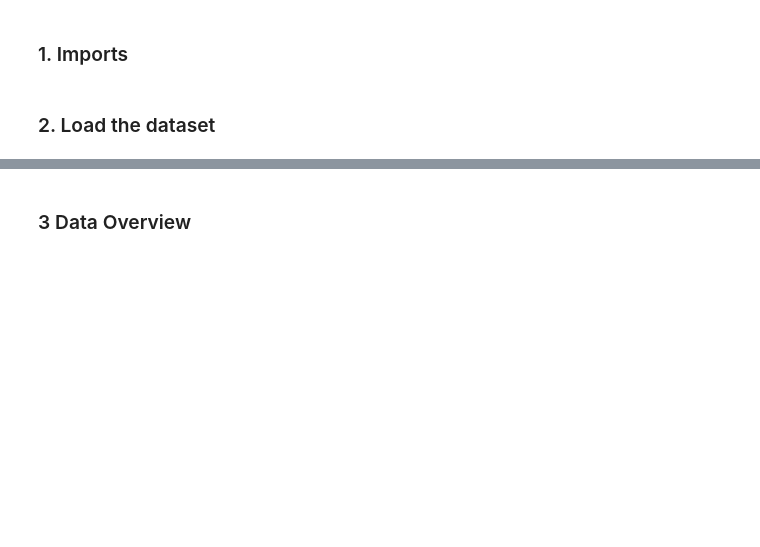
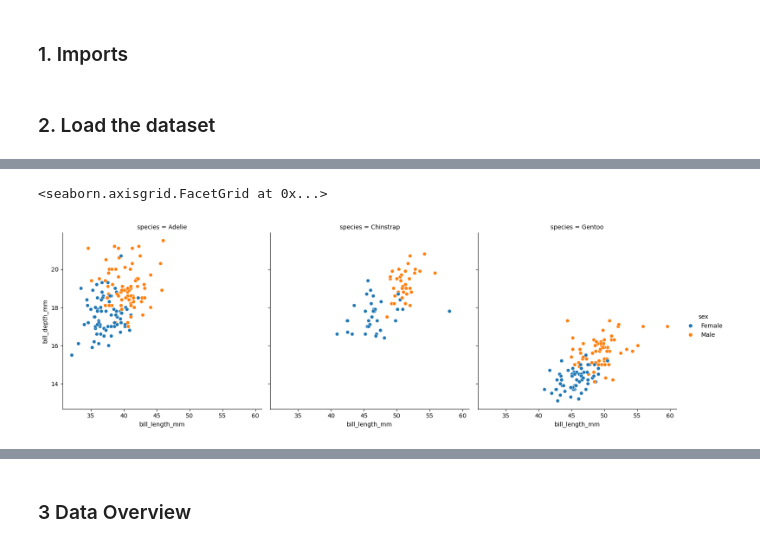
Before and after one commit to HassanAlgoz/data-analytics, a Jupyter notebook: scenario/eda_penguins.ipynb, the cells around one changed output, grey strips where cells are left out. Saved outputs shown, nothing was run; the diff lists cells and outputs as text; code cells hidden in the pictures; blank space fills up the shorter version.

```diff
--- a/scenario/eda_penguins.ipynb
+++ b/scenario/eda_penguins.ipynb
@@ -12,0 +38,7 @@ df = sns.load_dataset('penguins')
+# %%
+import seaborn as sns
+
+sns.relplot(data=df, x="bill_length_mm", y="bill_depth_mm", col='species', hue='sex')
+# %% [output]
+<seaborn.axisgrid.FacetGrid at 0x...>
+[figure, added]
```
Also changed, not shown: parts of 15 cells of this notebook, 4 other files.
